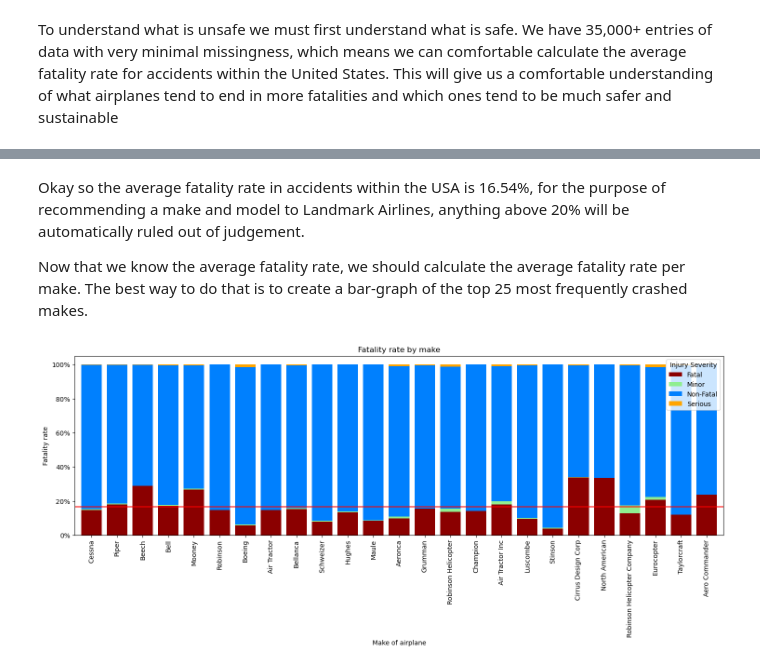
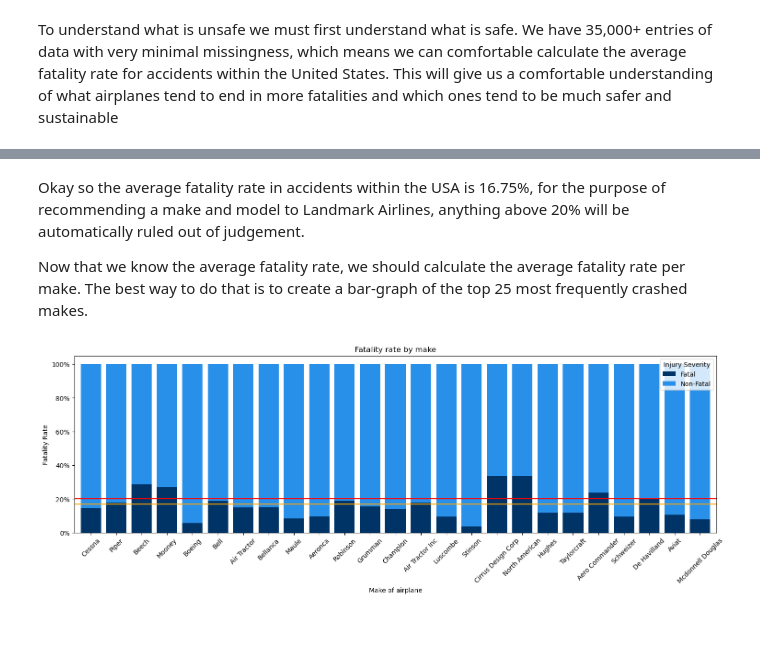
Before and after one commit to LMK08/Aircraft-Company-EDA, a Jupyter notebook: Franko/Visualizing_Aviation_Data.ipynb, the cells around one changed output, grey strips where cells are left out. Cells and saved outputs as stored; diff of their text form; code cells hidden in the pictures; blank space fills up the shorter version.

```diff
--- a/Franko/Visualizing_Aviation_Data.ipynb
+++ b/Franko/Visualizing_Aviation_Data.ipynb
@@ -87,6 +87,6 @@ memory usage: 6.2+ MB
 # %%
 # Lets make sure that we can claerly get affirmative data rather then any "Unavailable" data
-injury_data = [df['Injury.Severity']
+injury_data = df[df['Injury.Severity'] != 'Unavailable']
 # %% [markdown]
 ## Creating the visualizations
 # %% [markdown]
@@ -100,30 +100,32 @@ Average fatality rate: 16.54%
 # %% [markdown]
-Okay so the average fatality rate in accidents within the USA is 16.54%, for the purpose of recommending a make and model to Landmark Airlines, anything above 20% will be automatically ruled out of judgement.
+Okay so the average fatality rate in accidents within the USA is 16.75%, for the purpose of recommending a make and model to Landmark Airlines, anything above 20% will be automatically ruled out of judgement.
 
 Now that we know the average fatality rate, we should calculate the average fatality rate per make. The best way to do that is to create a bar-graph of the top 25 most frequently crashed makes.
-# %%
-# Importing percent formatter
-from matplotlib.ticker import PercentFormatter
-
-#
-make_top25 = df['Make'].value_counts().nlargest(25).index.tolist()
-
-# Only keep data with a make in the top list
-make_data = injury_data[injury_data['Make'].isin(make_top25)]
-
-# Percentage fatality by make
-makefatal = make_data.groupby('Make')['Injury.Severity'].value_counts(normalize = True).unstack('Injury.Severity').reindex(make_top25)
-makefatal.plot.bar(stacked = True, figsize=(18,5), width = 0.8, color = ['#8B0000','#90EE90', '#0080FE', '#FFA500'])
-
-# Line with average fatality
-plt.axhline(y = averagefatal, color = 'r', linestyle = '-')
-
-#Formatting
-plt.gca().yaxis.set_major_formatter(PercentFormatter(1))
-plt.title('Fatality rate by make')
-plt.legend(title = "Injury Severity", loc='upper right')
-plt.xlabel('Make of airplane')
-plt.ylabel('Fatality rate')
-plt.show()
-# %% [output]
-[figure, removed]
+# %%
+# Importing percent formatter
+from matplotlib.ticker import PercentFormatter
+
+#
+make_top25 = df['Make'].value_counts().nlargest(25).index.tolist()
+
+# Only keep data with a make in the top list
+make_data = injury_data[injury_data['Make'].isin(make_top25)]
+
+# Percentage fatality by make
+makefatal = make_data.groupby('Make')['Injury.Severity'].value_counts(normalize = True).unstack('Injury.Severity').reindex(make_top25)
+makefatal.plot.bar(stacked = True, figsize=(18,5), width = 0.8, color = ['#003366','#2990EA'])
+
+# Line with average fatality
+plt.axhline(y = averagefatal, color = 'orange', linestyle = '-')
+plt.axhline(y = .20, color = 'r', linestyle = '-')
+
+#Formatting
+plt.gca().yaxis.set_major_formatter(PercentFormatter(1))
+plt.title('Fatality rate by make')
+plt.legend(title = "Injury Severity", loc='upper right')
+plt.xticks(rotation=45)
+plt.xlabel('Make of airplane')
+plt.ylabel('Fatality Rate')
+plt.show()
+# %% [output]
+[figure, added]
```
Also changed, not shown: parts of 6 cells of this notebook, 1 other file.
